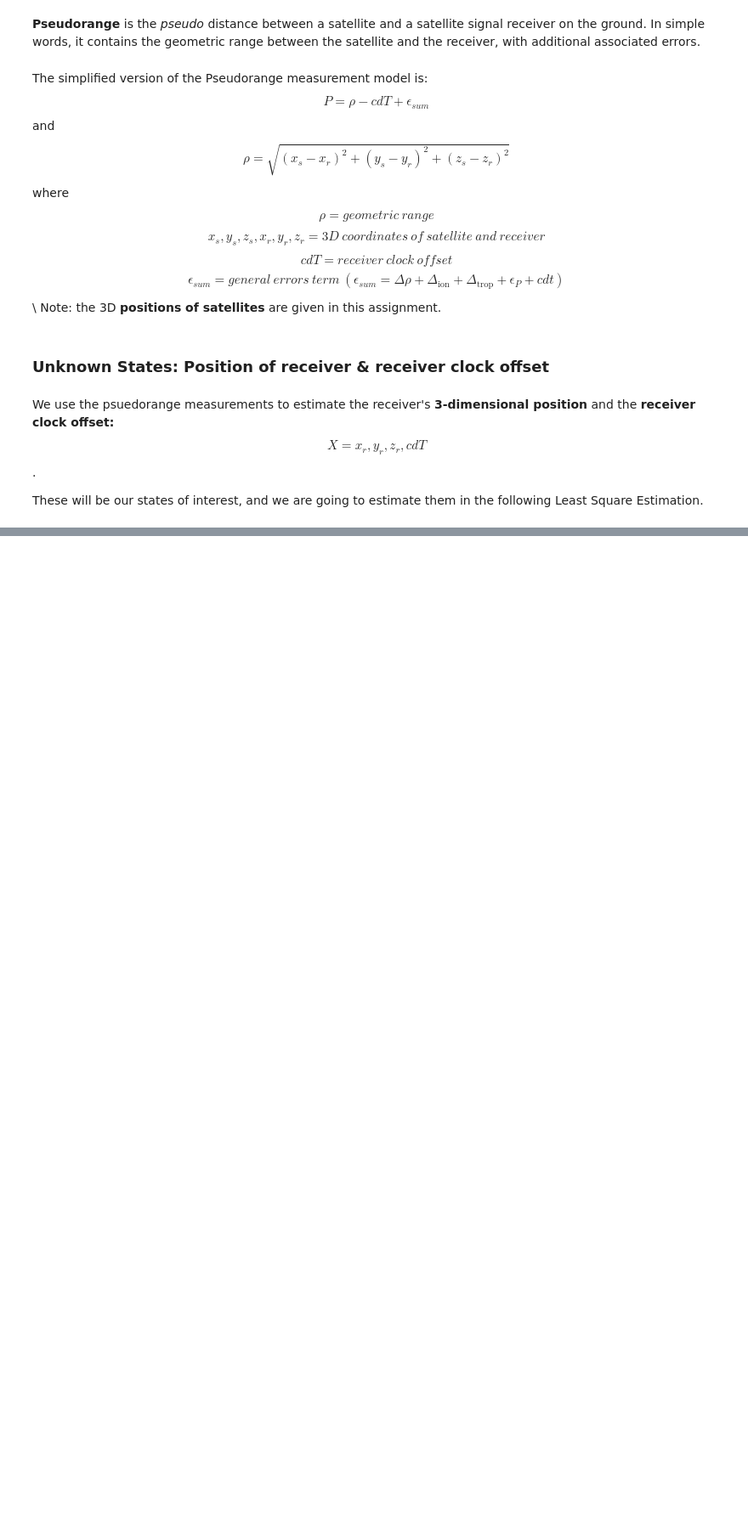
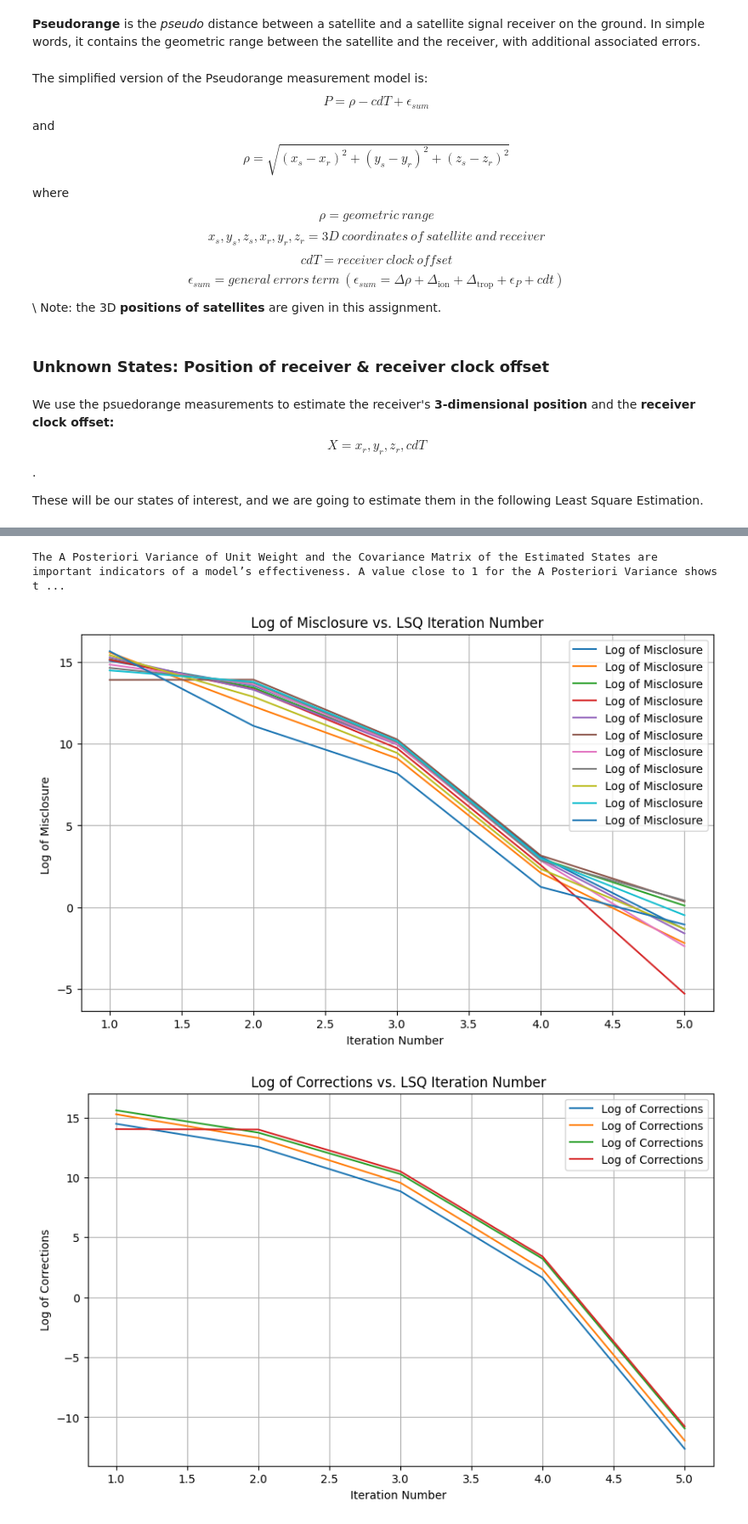
Before and after one commit to AkolawoleBodefakunle/engg680_2024_fall, a Jupyter notebook: Lab_Assignment2/Assignment2.ipynb, the cells around one changed output, grey strips where cells are left out. Shown: that part at 85% size. Drawn from its saved outputs; the diff is of its cells as text; code cells hidden in the pictures; blank space fills up the shorter version.

```diff
--- a/Lab_Assignment2/Assignment2.ipynb
+++ b/Lab_Assignment2/Assignment2.ipynb
@@ -412,7 +412,6 @@ These will be our states of interest, and we are going to estimate them in the f
 # (hint: use pandas library to parse excel files into dataframe first, then convert them to numpy arrays)
 # (1 marks)
 df_pseudorange = pd.read_excel('pseudoranges.xlsx')
-df_sat_pos = pd.read_excel('satellite_position.xlsx').drop("Satellite_ID",axis=1)
+df_sat_pos = pd.read_excel('satellite_position.xlsx')
 pseudorange = df_pseudorange.to_numpy()
 sat_pos = df_sat_pos.to_numpy()
-print(df_sat_pos)
@@ -438,8 +424,7 @@ m =   4
 # %%
-# step 3
 # Given that the variance of observation is 1 (m^2), define the weight matrix P
 # (1 marks)
-P = np.ones(n)
+P = np.identity(n)
 # %%
 # step 4
 # set the initial states as zeros:
@@ -478,15 +468,13 @@ def euclidean_norm(receiver_pos, satellite_pos):
 # the input of this funciton should be: estimated states array, satellites positions array and geometric distance array
 # the function should return an two-dimensional array which represents the design matrix A
 # (2 marks)
-def create_design_matrix(r_pos, s_pos, rho):
-  n = s_pos.shape[0]
-  A = np.zeros((n, 4))
-  for i in range(n):
-    diff = r_pos - s_pos[i, :3]
-    x,y,z = diff / rho[i]
-    A[i] = [x, y, z, -1]
+def design_matrix(r_pos, s_pos, rho):
+    n= s_pos.shape[0]
+    A = np.zeros((n, 4))
+
+    A[:, :3] = (r_pos - s_pos) / rho[:, np.newaxis]
+    A[:, 3] = 1
     return A
-    create_design_matrix(GroundTruth[0], sat_pos, euclidean_norm(GroundTruth, sat_pos))
 # %%
 # step 9
 # start the iteration for the LSE (11 marks in total)
@@ -632,14 +575,51 @@ after the LSE convergence to the console.
+# %%
+# step 11
+# Comment on the computed A Posteriori Variance of Unit Weight value and the Covariance matrix of estimated states
+# (2 marks)
+print("The A Posteriori Variance of Unit Weight and the Covariance Matrix of the Estimated States are important indicators of a model’s effectiveness. A value close to 1 for the A Posteriori Variance shows that the model aligns with the observations, demonstrating reliability. Our A Posteriori value was 0.8852888554745248, indicating that our model effectively fits the data. Also the Covariance Matrix highlights the uncertainty in estimated parameters such as position.")
+# %% [output]
+The A Posteriori Variance of Unit Weight and the Covariance Matrix of the Estimated States are important indicators of a model’s effectiveness. A value close to 1 for the A Posteriori Variance shows t ...
 # %%
 # step 12
 # Using the imported matplotlib, plot the following (3 marks in total). Make sure to include proper axes information, legend, grid lines and title.
 
 # 1. Plot log of the misclosure w against the LSQ iteration number i
 # (1 marks)
+import matplotlib.pyplot as plt
+import numpy as np
+
+plt.figure(figsize=(10, 6))
+plt.plot(arr_i, np.log(np.abs(arr_w)), label='Log of Misclosure')
+plt.title('Log of Misclosure vs. LSQ Iteration Number')
+plt.xlabel('Iteration Number ')
+plt.ylabel('Log of Misclosure ')
+plt.grid(True)
+plt.legend()
 
 
 # 2. Plot log of the corrections delta against the LSQ iteration number i
 # (1 marks)
-
+plt.figure(figsize=(10, 6))
+plt.plot(arr_i, np.log(np.abs(arr_delta)), label='Log of Corrections')
+plt.title('Log of Corrections vs. LSQ Iteration Number ')
+plt.xlabel('Iteration Number ')
+plt.ylabel('Log of Corrections')
+plt.grid(True)
+plt.legend()
 
 # 3. Plot log of the 3D position errors against the LSQ iteration number i
 # (1 marks)
+plt.figure(figsize=(10, 6))
+plt.plot(arr_i, np.log(np.abs(arr_err_pos)), label='Log of Position Errors')
+plt.title('Log of 3D position error vs LSQ interaction number')
+plt.xlabel('Iteration Number')
+plt.ylabel('Log of 3D position errors')
+plt.grid(True)
+plt.legend()
+
+# Adjust the layout and display the plots
+plt.tight_layout()
+plt.show()
+# %% [output]
+[figure, added]
+[figure, added]
```
Also changed, not shown: parts of 9 cells of this notebook.
